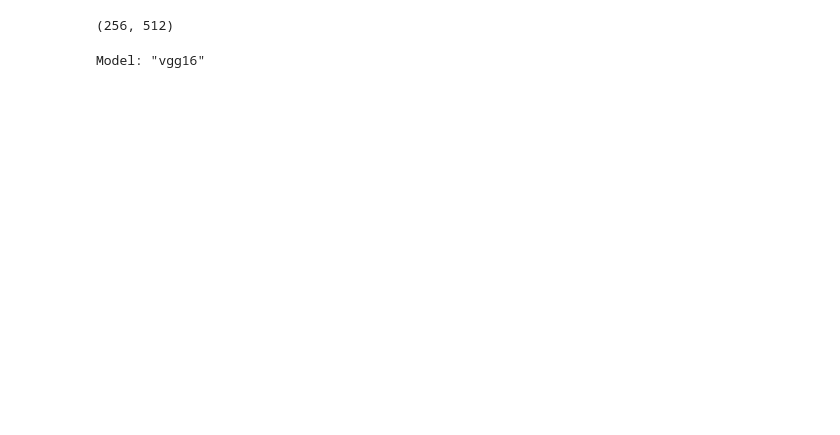
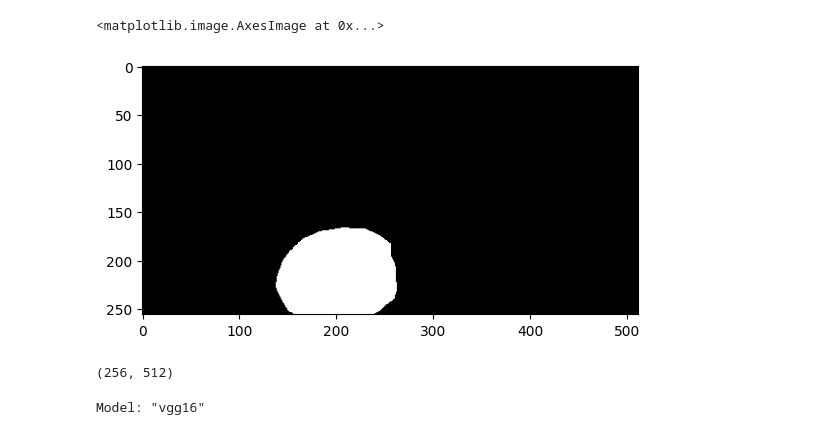
Before and after one commit to radioperez/nornickel-cv, a Jupyter notebook: jupyter testing/main.ipynb, the cells around one changed output. Cells and saved outputs as stored; diff of their text form; code cells hidden in the pictures; blank space fills up the shorter version.

```diff
--- a/jupyter testing/main.ipynb
+++ b/jupyter testing/main.ipynb
@@ -64,3 +68,8 @@ y_binary = np.array(y_binary)
+# %%
+plt.imshow(y_binary[0], cmap='gray')
+# %% [output]
+<matplotlib.image.AxesImage at 0x...>
+[figure, added]
 # %%
 print(y_binary[1].shape)
 # %% [output]
```
Also changed, not shown: parts of 9 cells of this notebook, 1 other file.
